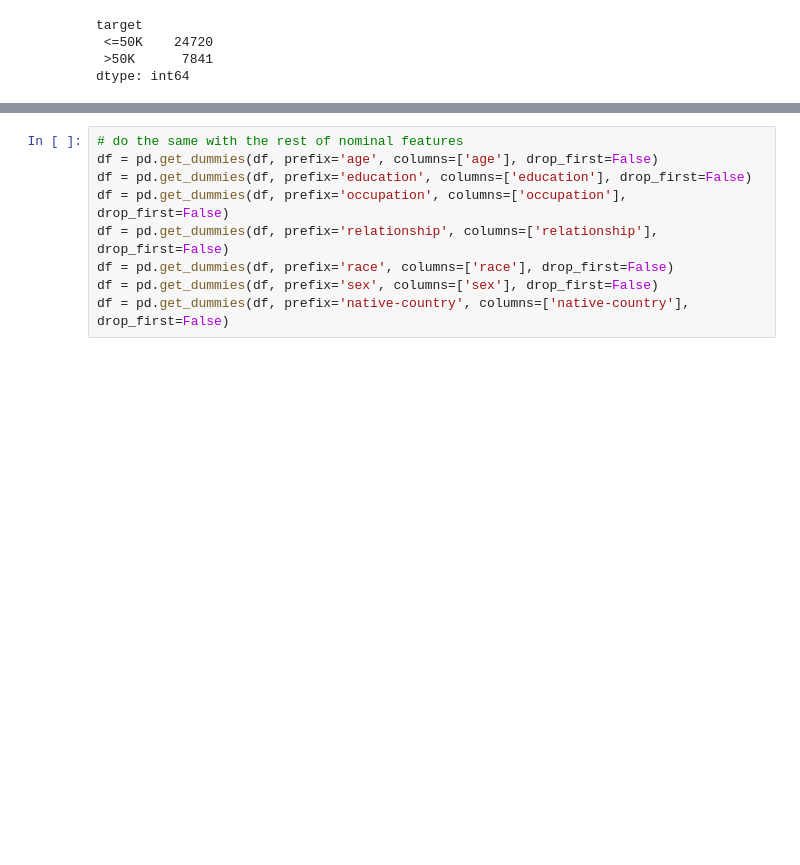
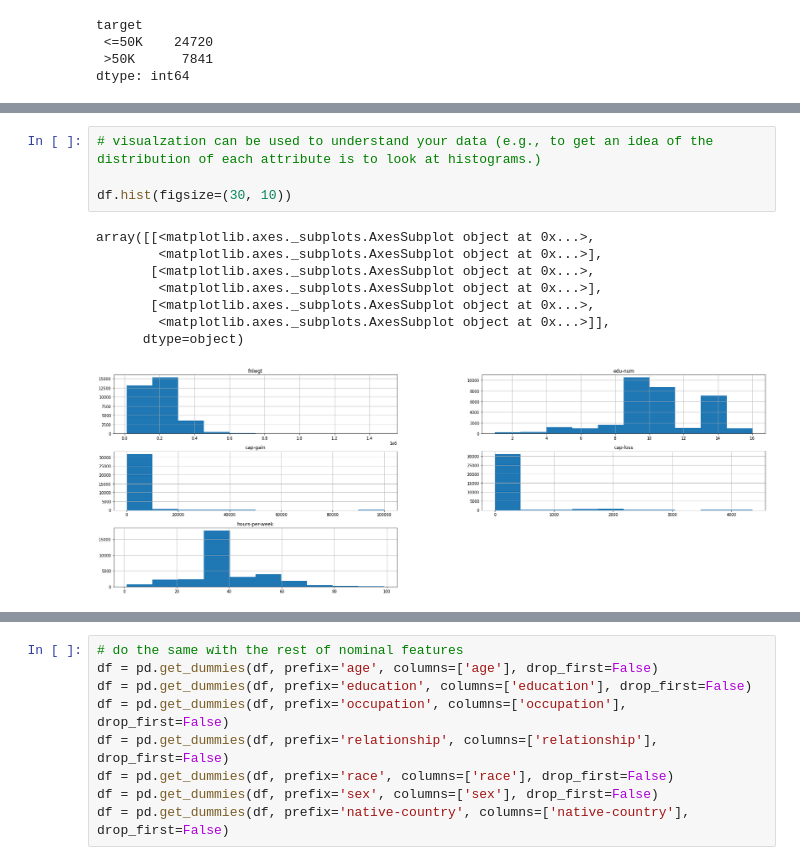
Before and after one commit to preenet/961701_65, a Jupyter notebook: 961701_week4_5_demo.ipynb, the cells around one changed output, grey strips where cells are left out. Drawn from its saved outputs; the diff is of its cells as text; blank space fills up the shorter version.

```diff
--- a/961701_week4_5_demo.ipynb
+++ b/961701_week4_5_demo.ipynb
@@ -129 +118,14 @@ workclass_ Without-pay         48.197512
 dtype: float64
+# %%
+# visualzation can be used to understand your data (e.g., to get an idea of the distribution of each attribute is to look at histograms.)
+
+df.hist(figsize=(30, 10))
+# %% [output]
+array([[<matplotlib.axes._subplots.AxesSubplot object at 0x...>,
+        <matplotlib.axes._subplots.AxesSubplot object at 0x...>],
+       [<matplotlib.axes._subplots.AxesSubplot object at 0x...>,
+        <matplotlib.axes._subplots.AxesSubplot object at 0x...>],
+       [<matplotlib.axes._subplots.AxesSubplot object at 0x...>,
+        <matplotlib.axes._subplots.AxesSubplot object at 0x...>]],
+      dtype=object)
+[figure, added]
```
Also changed, not shown: parts of 22 cells of this notebook.
